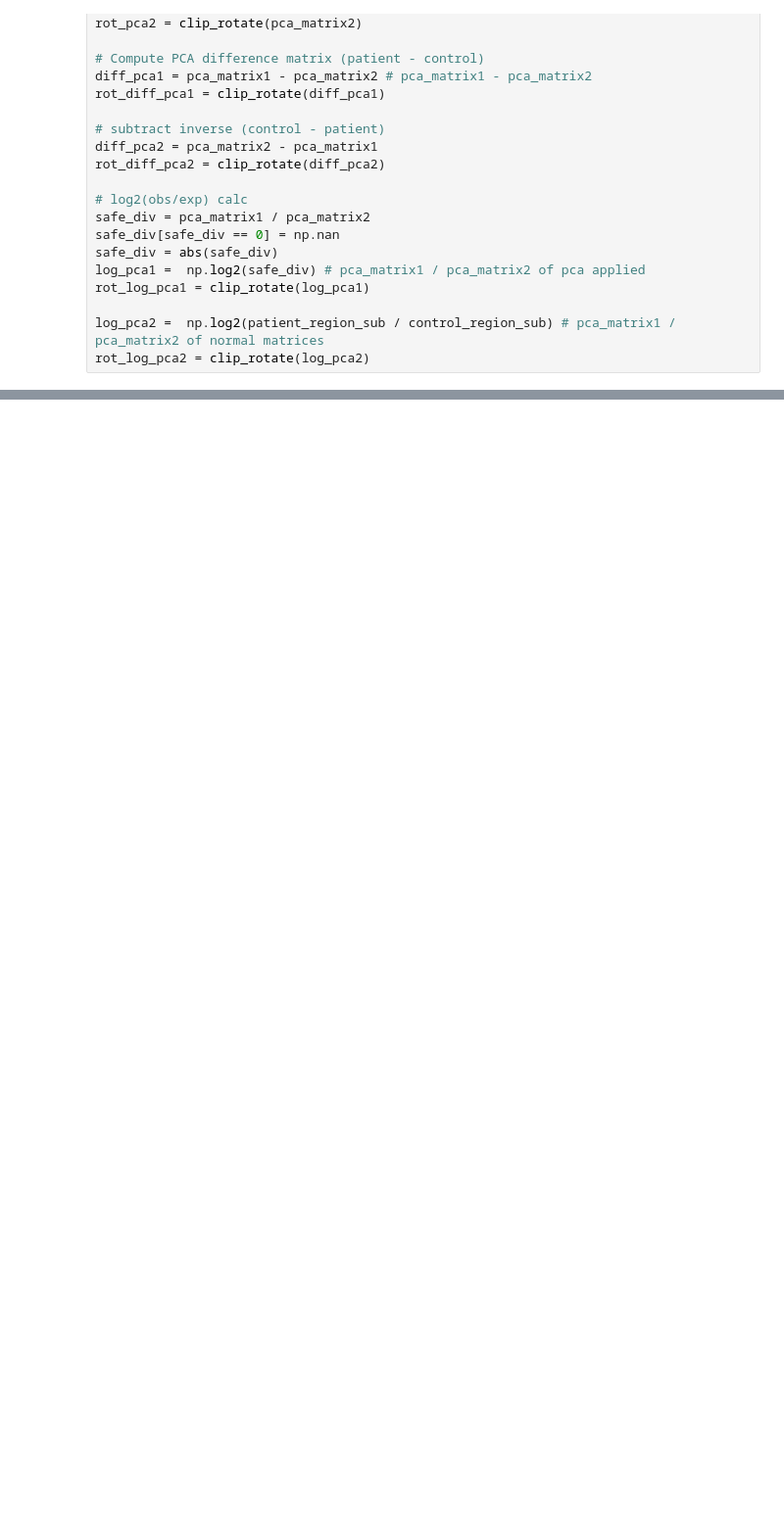
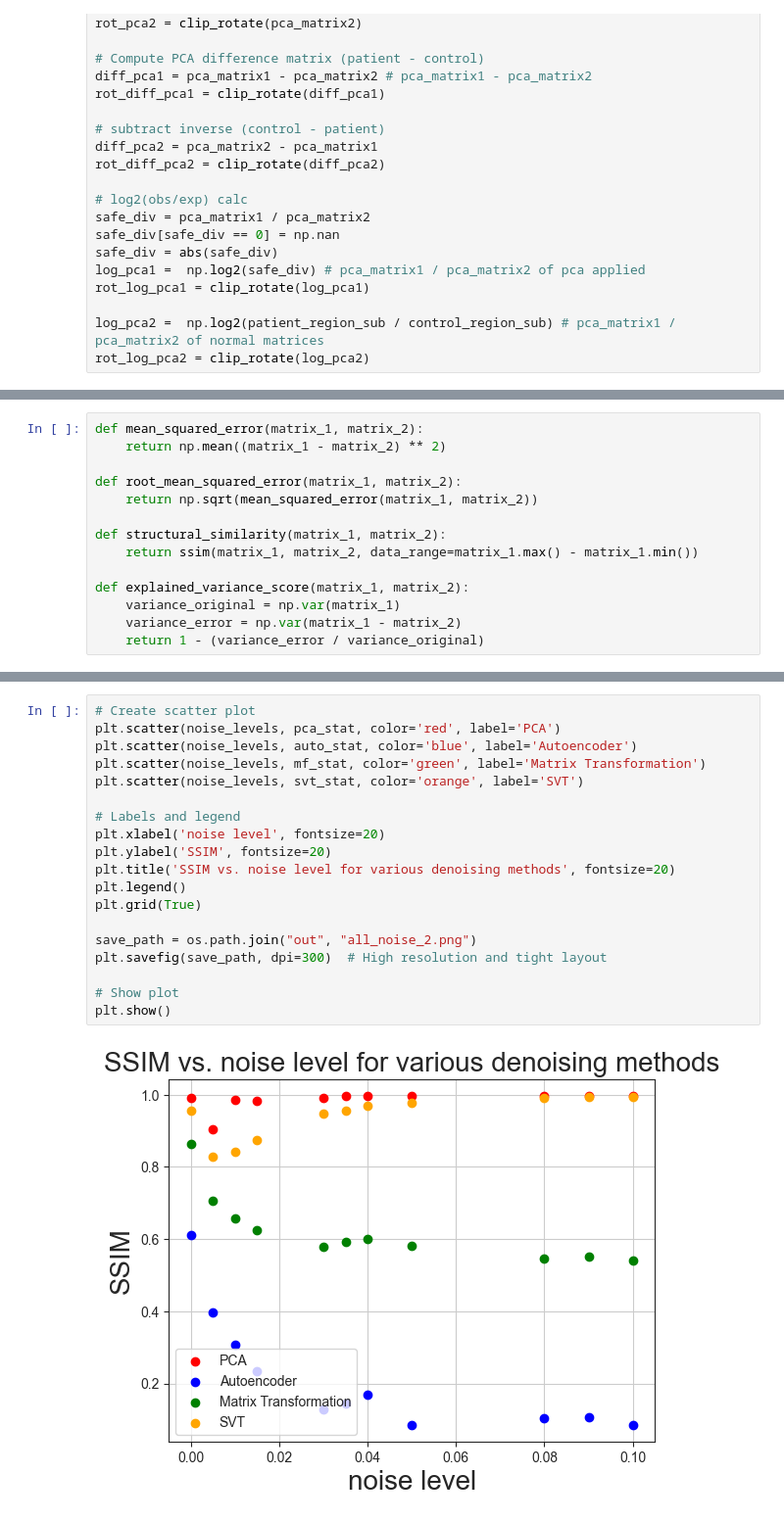
Before and after one commit to FardinHaque60/hic_compare_experiments, a Jupyter notebook: noise_hic/noise_hic.ipynb, the cells around one changed output, grey strips where cells are left out. Shown at 98% size. Saved outputs shown, nothing was run; the diff lists cells and outputs as text; blank space fills up the shorter version.

Commit message:
noise exp, all plots update

```diff
--- a/noise_hic/noise_hic.ipynb
+++ b/noise_hic/noise_hic.ipynb
@@ -191,0 +265,14 @@ Plot saved to out/mf_hic.png
+# %%
+def mean_squared_error(matrix_1, matrix_2):
+    return np.mean((matrix_1 - matrix_2) ** 2)
+
+def root_mean_squared_error(matrix_1, matrix_2):
+    return np.sqrt(mean_squared_error(matrix_1, matrix_2))
+
+def structural_similarity(matrix_1, matrix_2):
+    return ssim(matrix_1, matrix_2, data_range=matrix_1.max() - matrix_1.min())
+
+def explained_variance_score(matrix_1, matrix_2):
+    variance_original = np.var(matrix_1)
+    variance_error = np.var(matrix_1 - matrix_2)
+    return 1 - (variance_error / variance_original)
@@ -191,0 +531,21 @@ Plot saved to out/mf_hic.png
+# %%
+# Create scatter plot
+plt.scatter(noise_levels, pca_stat, color='red', label='PCA')
+plt.scatter(noise_levels, auto_stat, color='blue', label='Autoencoder')
+plt.scatter(noise_levels, mf_stat, color='green', label='Matrix Transformation')
+plt.scatter(noise_levels, svt_stat, color='orange', label='SVT')
+
+# Labels and legend
+plt.xlabel('noise level', fontsize=20)
+plt.ylabel('SSIM', fontsize=20)
+plt.title('SSIM vs. noise level for various denoising methods', fontsize=20)
+plt.legend()
+plt.grid(True)
+
+save_path = os.path.join("out", "all_noise_2.png")
+plt.savefig(save_path, dpi=300)  # High resolution and tight layout
+
+# Show plot
+plt.show()
+# %% [output]
+[figure, added]
```
Also changed, not shown: parts of 3 cells of this notebook, 5 other files.
